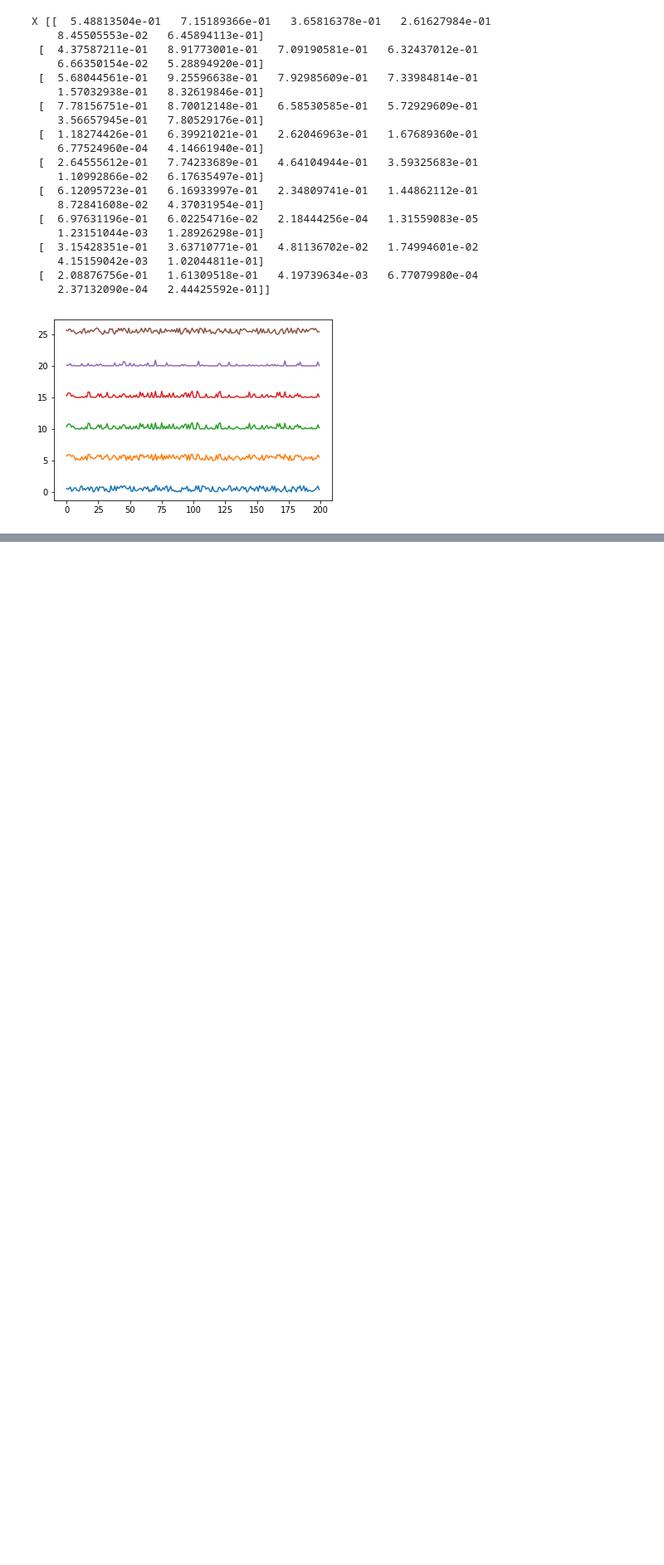
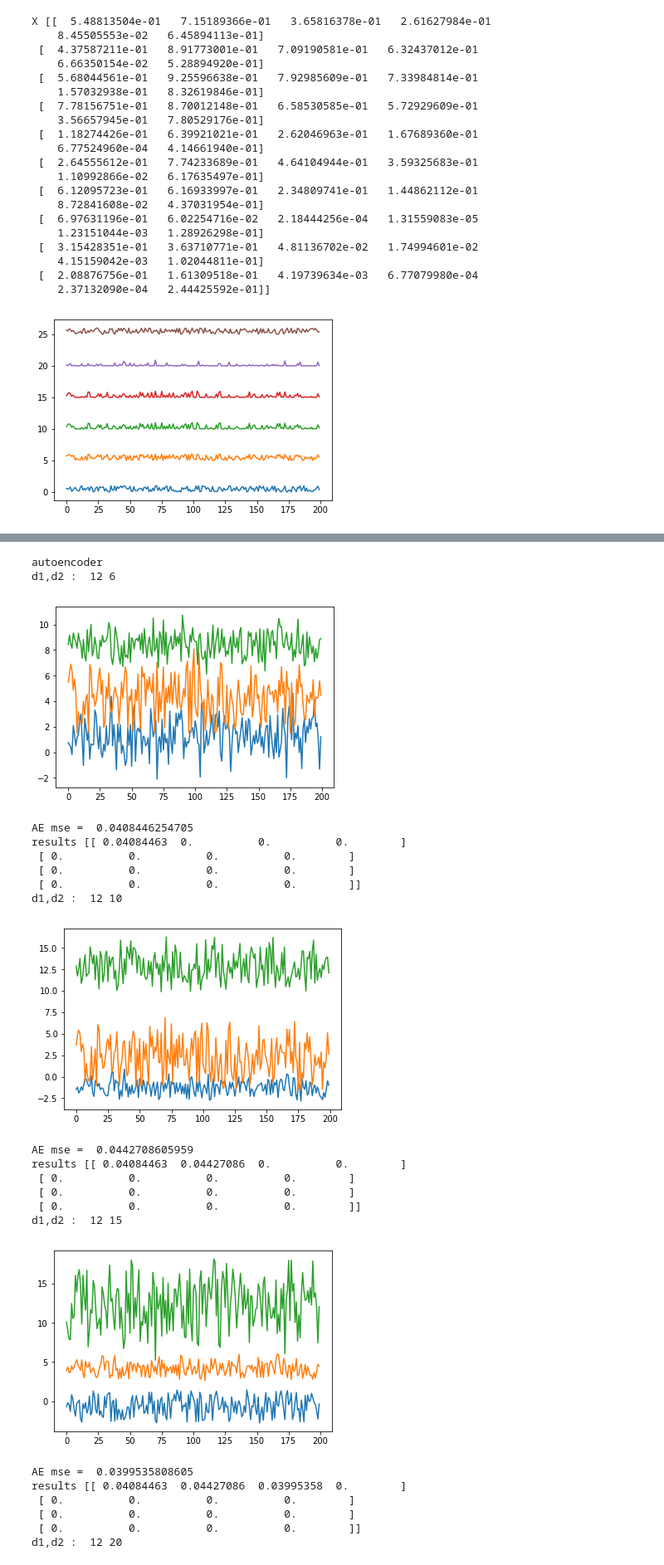
Before and after one commit to shadiakiki1986/test-ml, a Jupyter notebook: t1e3_pca_ae_nonlinear-2-deep.ipynb, the cells around one changed output, grey strips where cells are left out. Shown at 83% size. Cells and saved outputs as stored; diff of their text form; code cells hidden in the pictures; blank space fills up the shorter version.

```diff
--- a/t1e3_pca_ae_nonlinear-2-deep.ipynb
+++ b/t1e3_pca_ae_nonlinear-2-deep.ipynb
@@ -92,0 +96,38 @@ d1,d2 :  6 6
+# %%
+print("autoencoder")
+N_epochs = 25
+d1_all = [12,20,30,40]
+d2_all = [ 6,10,15,20]
+results = np.zeros(shape=(len(d1_all),len(d2_all)))
+for d1_i in range(len(d1_all)):
+    for d2_i in range(len(d2_all)):
+        d1 = d1_all[d1_i]
+        d2 = d2_all[d2_i]
+        autoencoder, encoder = utils.buildNetwork2_deep(X.shape[1], enc_dim1 = d1, enc_dim2 = d2, enc_dim3 = 3)
+        print("d1,d2 : ",d1,d2)
+        results[d1_i,d2_i] = utils.ae_fit_encode_plot_mse(X, autoencoder, encoder, N_epochs, verbose=0)
+        print("results",results)
+# %% [output]
+autoencoder
+d1,d2 :  12 6
+[figure, added]
+AE mse =  0.0408446254705
+results [[ 0.04084463  0.          0.          0.        ]
+ [ 0.          0.          0.          0.        ]
+ [ 0.          0.          0.          0.        ]
+ [ 0.          0.          0.          0.        ]]
+d1,d2 :  12 10
+[figure, added]
+AE mse =  0.0442708605959
+results [[ 0.04084463  0.04427086  0.          0.        ]
+ [ 0.          0.          0.          0.        ]
+ [ 0.          0.          0.          0.        ]
+ [ 0.          0.          0.          0.        ]]
+d1,d2 :  12 15
+[figure, added]
+AE mse =  0.0399535808605
+results [[ 0.04084463  0.04427086  0.03995358  0.        ]
+ [ 0.          0.          0.          0.        ]
+ [ 0.          0.          0.          0.        ]
+ [ 0.          0.          0.          0.        ]]
+d1,d2 :  12 20
```
Also changed, not shown: parts of 9 cells of this notebook, 1 other file.
